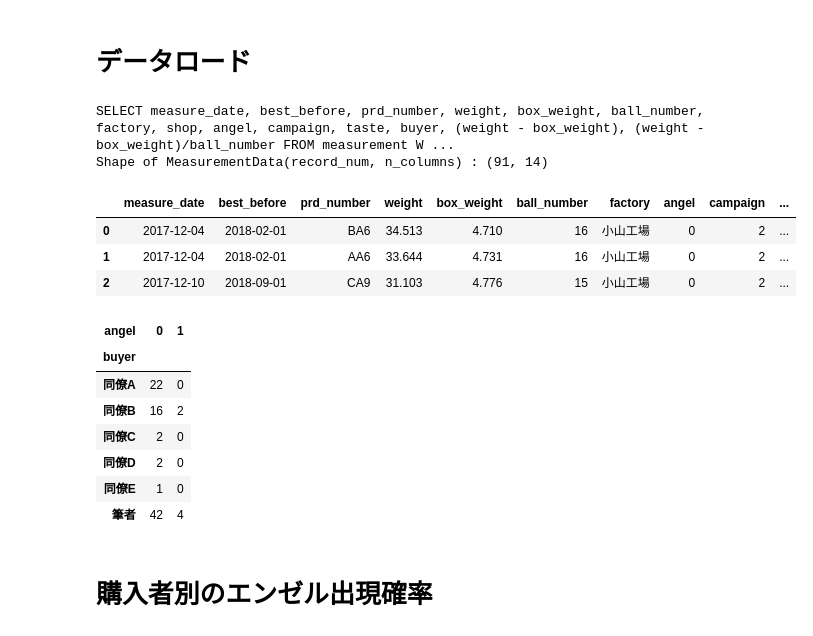
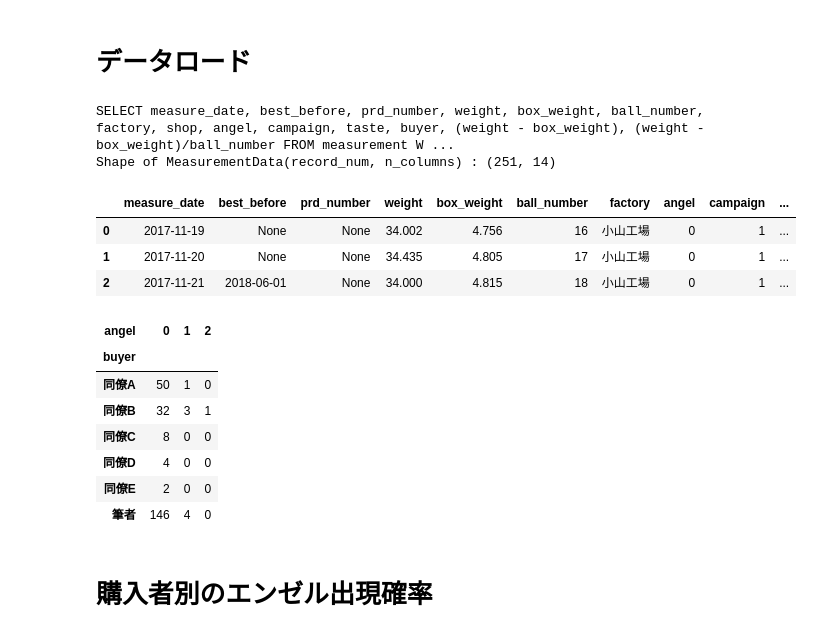
Before and after one commit to tok41/choco-ball-statistics, a Jupyter notebook: analysis/jupyter/estimate_buyer_effect.ipynb, the cells around one changed output. Drawn from its saved outputs; the diff is of its cells as text; code cells hidden in the pictures.

```diff
--- a/analysis/jupyter/estimate_buyer_effect.ipynb
+++ b/analysis/jupyter/estimate_buyer_effect.ipynb
@@ -25,19 +26,19 @@ matplotlib.rcParams['font.family'] = font_prop.get_name()
 # %% [markdown]
 # データロード
 # %%
-HOME = '/home/yoichi/work/choco-ball'
+HOME = '/Users/tokita/workspace/etc/choco-ball-statistics'
 db_file = os.path.join(HOME, 'data/choco-ball.db')
-f_str = 'campaign is not 1'
+f_str = 'campaign is not 1 or campaign is 1'
 p_data = util.get_data(db_file=db_file, filter_str=f_str)
 data = p_data.drop(columns='shop')
 data[:3]
 # %% [output]
 SELECT measure_date, best_before, prd_number, weight, box_weight, ball_number, factory, shop, angel, campaign, taste, buyer, (weight - box_weight), (weight - box_weight)/ball_number FROM measurement W ...
-Shape of MeasurementData(record_num, n_columns) : (91, 14)
+Shape of MeasurementData(record_num, n_columns) : (251, 14)
 |  | measure_date | best_before | prd_number | weight | box_weight | ball_number | factory | angel | campaign | ... |
-| 0 | 2017-12-04 | 2018-02-01 | BA6 | 34.513 | 4.710 | 16 | 小山工場 | 0 | 2 | ... |
-| 1 | 2017-12-04 | 2018-02-01 | AA6 | 33.644 | 4.731 | 16 | 小山工場 | 0 | 2 | ... |
-| 2 | 2017-12-10 | 2018-09-01 | CA9 | 31.103 | 4.776 | 15 | 小山工場 | 0 | 2 | ... |
+| 0 | 2017-11-19 | None | None | 34.002 | 4.756 | 16 | 小山工場 | 0 | 1 | ... |
+| 1 | 2017-11-20 | None | None | 34.435 | 4.805 | 17 | 小山工場 | 0 | 1 | ... |
+| 2 | 2017-11-21 | 2018-06-01 | None | 34.000 | 4.815 | 18 | 小山工場 | 0 | 1 | ... |
 # %%
 # 銀のエンゼルのフラグデータ
 data['silver'] = [1 if a == 1 else 0 for a in data['angel'].values]
@@ -58,14 +59,14 @@ data['ones'] = 1
 # %%
 data.pivot_table(index=['buyer'], columns=['angel'], values='ones', fill_value=0, aggfunc=lambda x:len(x))
 # %% [output]
-| angel | 0 | 1 |
-| buyer |  |  |
-| 同僚A | 22 | 0 |
-| 同僚B | 16 | 2 |
-| 同僚C | 2 | 0 |
-| 同僚D | 2 | 0 |
-| 同僚E | 1 | 0 |
-| 筆者 | 42 | 4 |
+| angel | 0 | 1 | 2 |
+| buyer |  |  |  |
+| 同僚A | 50 | 1 | 0 |
+| 同僚B | 32 | 3 | 1 |
+| 同僚C | 8 | 0 | 0 |
+| 同僚D | 4 | 0 | 0 |
+| 同僚E | 2 | 0 | 0 |
+| 筆者 | 146 | 4 | 0 |
 # %% [markdown]
 # 購入者別のエンゼル出現確率
 # %%
```
Also changed, not shown: parts of 5 cells of this notebook.
